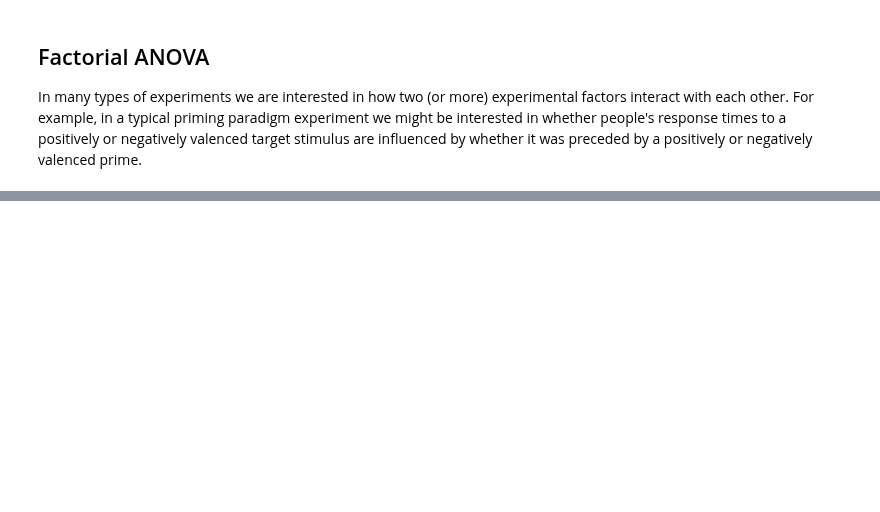
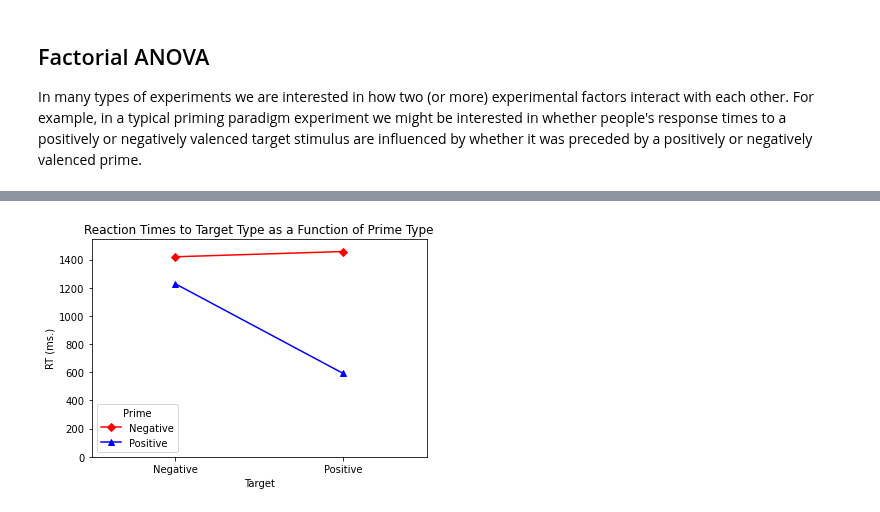
Before and after one commit to ajstewartlang/02_intro_to_python_programming, a Jupyter notebook: pandas.ipynb, the cells around one changed output, grey strips where cells are left out. Saved outputs shown, nothing was run; the diff lists cells and outputs as text; code cells hidden in the pictures; blank space fills up the shorter version.

```diff
--- a/pandas.ipynb
+++ b/pandas.ipynb
@@ -231,0 +240,3 @@ Name: RT, dtype: float64
+# %%
+group_means = grouped.mean()
+pd.DataFrame(group_means)
@@ -231,0 +250,12 @@ Name: RT, dtype: float64
+# %%
+to_plot = pd.DataFrame(group_means).reset_index()
+# %%
+my_interaction_plot = interaction_plot(x=to_plot['Target'], trace=to_plot['Prime'], response=to_plot['RT'],
+                       colors=['red', 'blue'], markers=['D', '^'])
+plt.xlabel('Target')
+plt.ylabel('RT (ms.)')
+plt.title('Reaction Times to Target Type as a Function of Prime Type')
+plt.ylim(0)
+plt.margins(.5, 1)
+# %% [output]
+[figure, added]
```
Also changed, not shown: parts of 7 cells of this notebook.
